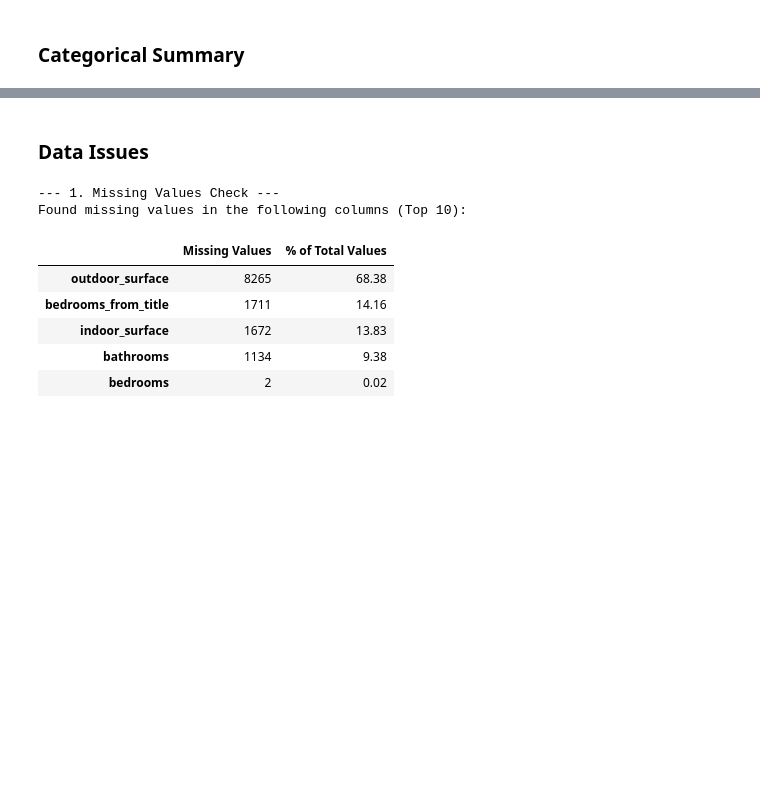
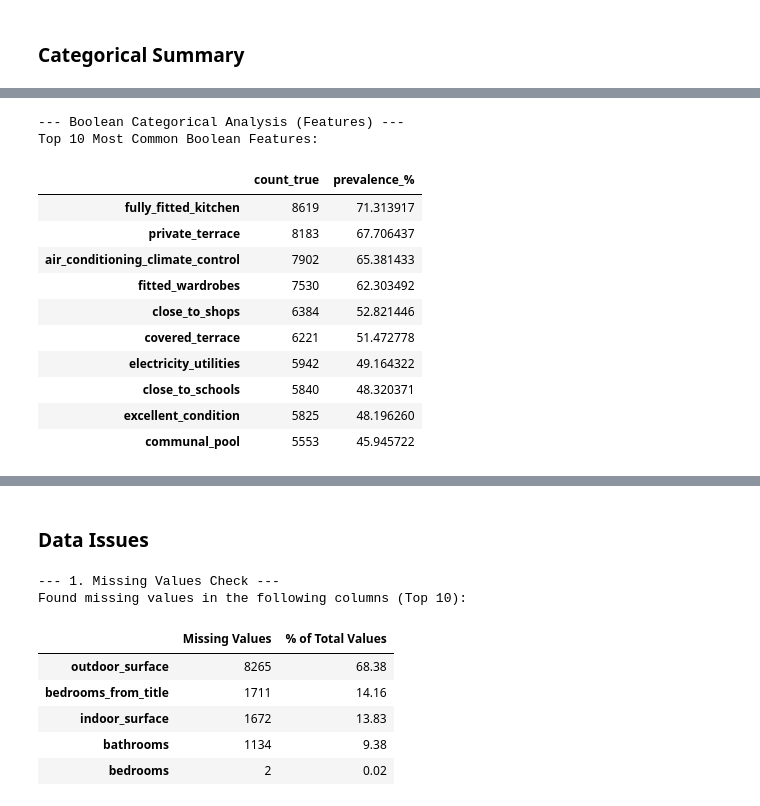
Before and after one commit to saralall/real-estate-price-prediction, a Jupyter notebook: src/Data_analysis.ipynb, the cells around one changed output, grey strips where cells are left out. Saved outputs shown, nothing was run; the diff lists cells and outputs as text; code cells hidden in the pictures; blank space fills up the shorter version.

```diff
--- a/src/Data_analysis.ipynb
+++ b/src/Data_analysis.ipynb
@@ -126,2 +175,33 @@ display(continuous_summary)
+# %%
+# --- C. Binary/Boolean Analysis (Categorical) ---
+print("\n--- Boolean Categorical Analysis (Features) ---")
+
+# Calculate frequency of True values (Prevalence)
+# Since they are booleans, sum() gives the count of Trues
+binary_counts = df[binaryFeatures].sum().sort_values(ascending=False)
+binary_prevalence = (binary_counts / len(df)) * 100
+
+# Create a summary table for Binary Data
+binary_summary = pd.DataFrame({
+    'count_true': binary_counts,
+    'prevalence_%': binary_prevalence
+})
+
+print("Top 10 Most Common Boolean Features:")
+display(binary_summary.head(10))
+# %% [output]
+--- Boolean Categorical Analysis (Features) ---
+Top 10 Most Common Boolean Features:
+|  | count_true | prevalence_% |
+| fully_fitted_kitchen | 8619 | 71.313917 |
+| private_terrace | 8183 | 67.706437 |
+| air_conditioning_climate_control | 7902 | 65.381433 |
+| fitted_wardrobes | 7530 | 62.303492 |
+| close_to_shops | 6384 | 52.821446 |
+| covered_terrace | 6221 | 51.472778 |
+| electricity_utilities | 5942 | 49.164322 |
+| close_to_schools | 5840 | 48.320371 |
+| excellent_condition | 5825 | 48.196260 |
+| communal_pool | 5553 | 45.945722 |
 # %%
 categorical_summary_list = []
```
Also changed, not shown: parts of 16 cells of this notebook.
